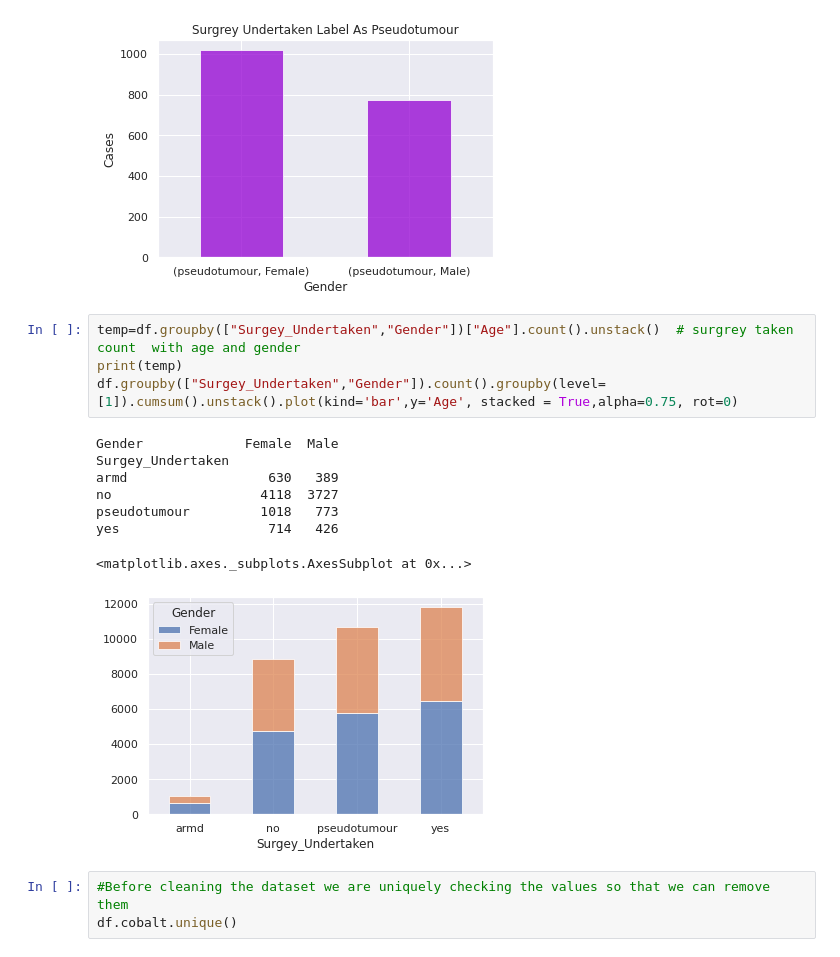
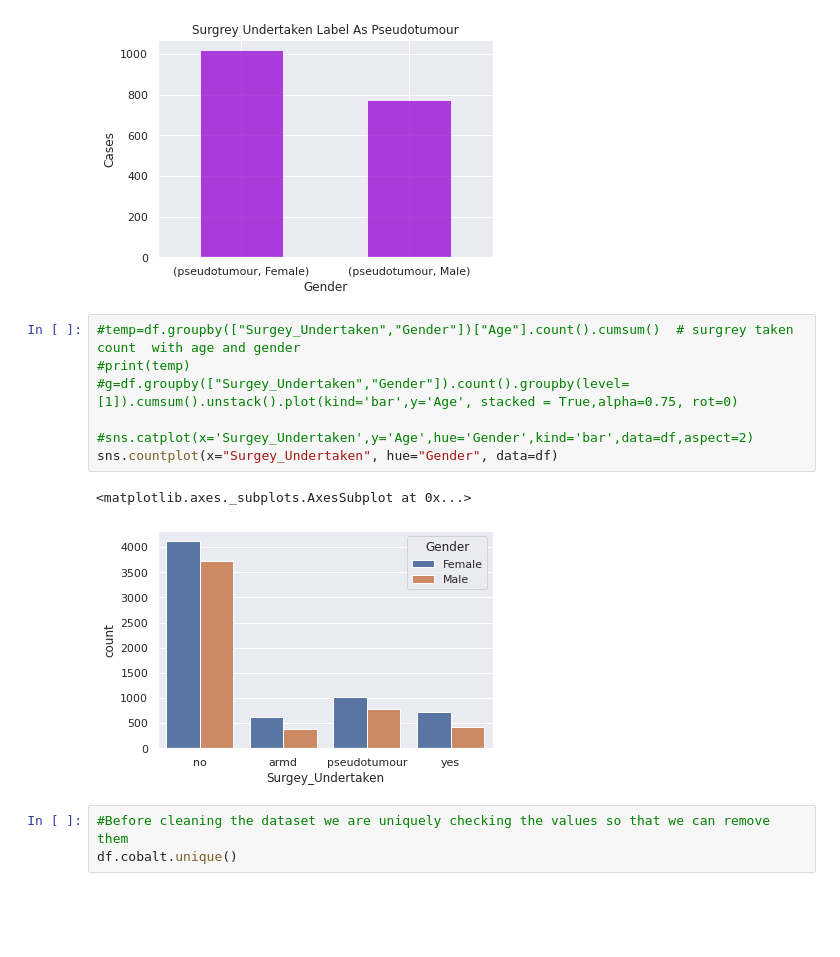
Before and after one commit to Hamza1122/ML-Ass, a Jupyter notebook: Untitled13.ipynb, the cells around one changed output. Drawn from its saved outputs; the diff is of its cells as text; blank space fills up the shorter version.

```diff
--- a/Untitled13.ipynb
+++ b/Untitled13.ipynb
@@ -239,18 +241,15 @@ pseudotumour          Female    1018
 Name: Age, dtype: int64
 [figure]
 # %%
-temp=df.groupby(["Surgey_Undertaken","Gender"])["Age"].count().unstack()  # surgrey taken count  with age and gender
-print(temp)
-df.groupby(["Surgey_Undertaken","Gender"]).count().groupby(level=[1]).cumsum().unstack().plot(kind='bar',y='Age', stacked = True,alpha=0.75, rot=0)
+#temp=df.groupby(["Surgey_Undertaken","Gender"])["Age"].count().cumsum()  # surgrey taken count  with age and gender
+#print(temp)
+#g=df.groupby(["Surgey_Undertaken","Gender"]).count().groupby(level=[1]).cumsum().unstack().plot(kind='bar',y='Age', stacked = True,alpha=0.75, rot=0)
+
+#sns.catplot(x='Surgey_Undertaken',y='Age',hue='Gender',kind='bar',data=df,aspect=2)
+sns.countplot(x="Surgey_Undertaken", hue="Gender", data=df)
 # %% [output]
-Gender             Female  Male
-Surgey_Undertaken
-armd                  630   389
-no                   4118  3727
-pseudotumour         1018   773
-yes                   714   426
+<matplotlib.axes._subplots.AxesSubplot at 0x...>
-<matplotlib.axes._subplots.AxesSubplot at 0x...>
-[figure, old version]
+[figure, new version]
 # %%
 #Before cleaning the dataset we are uniquely checking the values so that we can remove them
 df.cobalt.unique()
```
Also changed, not shown: parts of 12 cells of this notebook.
